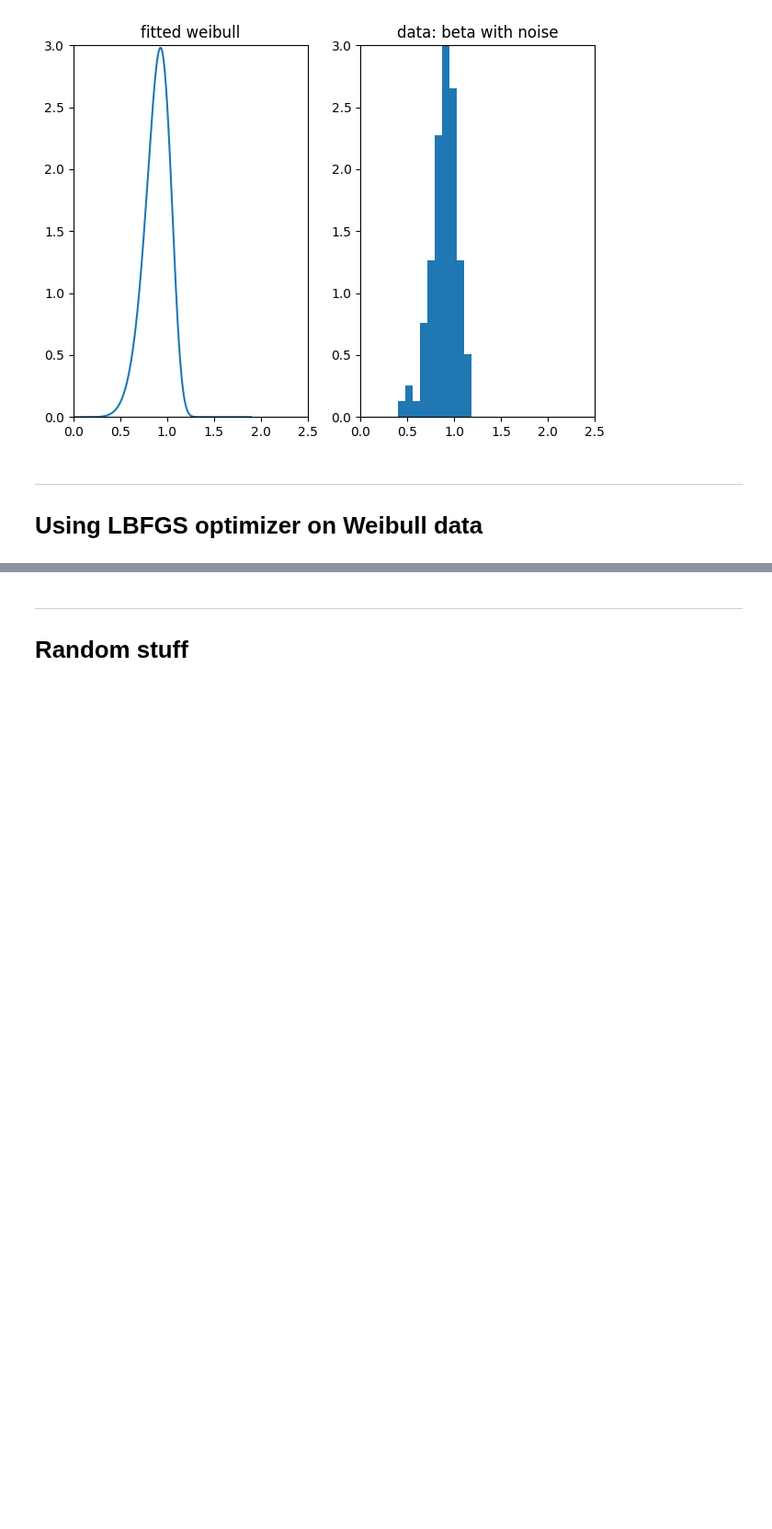
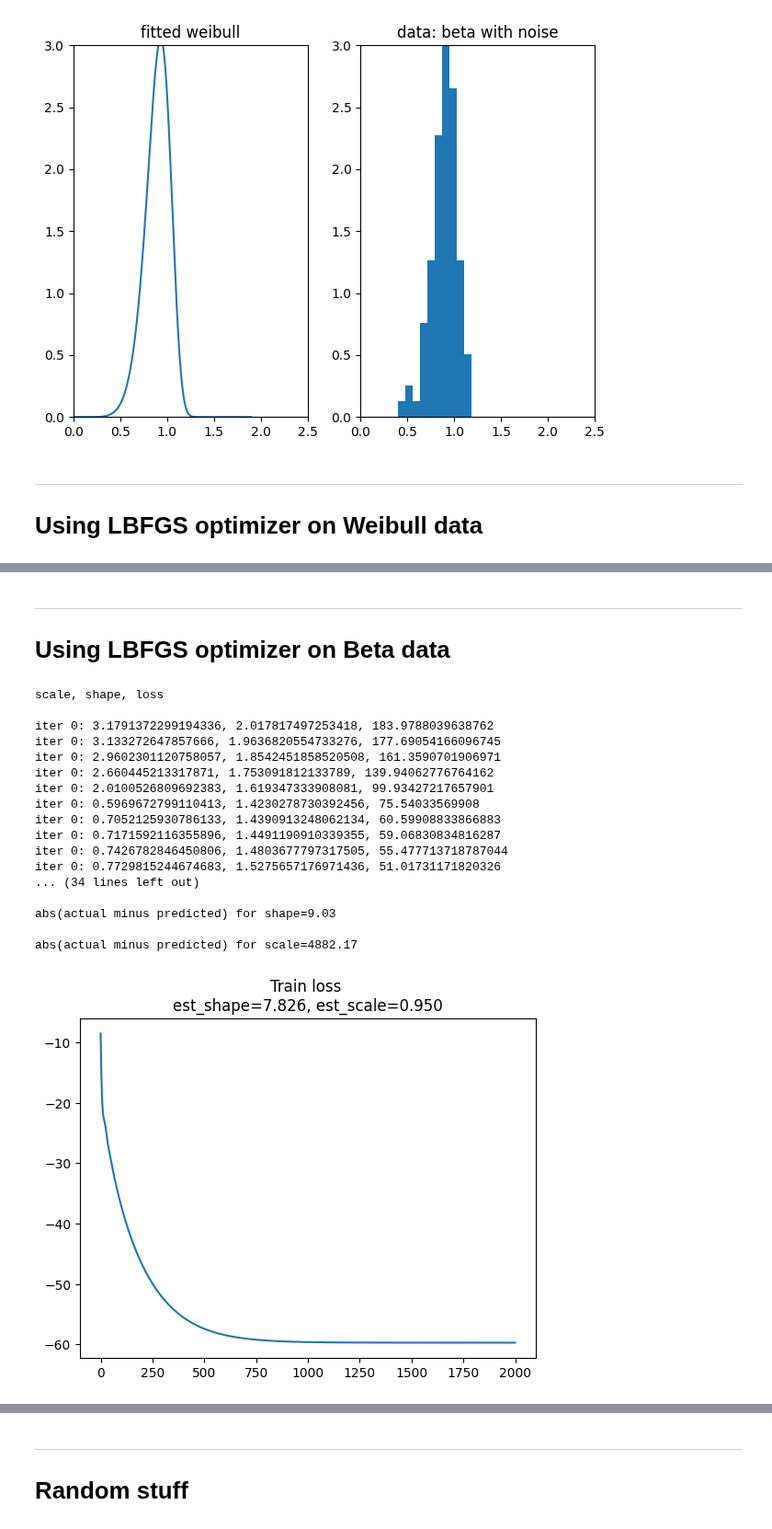
Before and after one commit to nayefahmad/ml-notes, a Jupyter notebook: 2023-05-02-pytorch-distribution-fitting.ipynb, the cells around one changed output, grey strips where cells are left out. Shown at 92% size. Drawn from its saved outputs; the diff is of its cells as text; code cells hidden in the pictures; blank space fills up the shorter version.

```diff
--- a/2023-05-02-pytorch-distribution-fitting.ipynb
+++ b/2023-05-02-pytorch-distribution-fitting.ipynb
@@ -352,0 +359,74 @@ Actual shape=0.8
+# %% [markdown]
+****
+# Using LBFGS optimizer on Beta data
+# %%
+model2 = Model()
+
+# Create the optimizer
+optimizer = torch.optim.LBFGS(model2.parameters(), lr=0.1)
+
+# Training loop
+print('scale, shape, loss \n')
+num_iterations = 2000
+for i in range(num_iterations):
+    def closure():
+        optimizer.zero_grad()
+        weibull_pdf = model2(beta_tensor)
+        lambda_, k = model2.weights
+        loss = weibull_nll(beta_tensor, lambda_, k)
+        loss.backward()
+        if i % 100 == 0 or i == num_iterations-1:
+            print(f'iter {i}: {lambda_}, {k}, {loss}')
+        return loss
+
+    optimizer.step(closure)
+
+fitted_params = model2.weights
+estimated_scale = fitted_params.detach().numpy()[0]
+estimated_shape = fitted_params.detach().numpy()[1]
+print(f'\nFitted params: shape={estimated_shape:.3f}, scale={estimated_scale:.3f}')
+print(f'\nActual params: shape={shape}, scale={scale}')
+print(f'\nabs(actual minus predicted) for shape={np.abs(shape-fitted_params[0].detach().numpy()):.2f}')
+print(f'\nabs(actual minus predicted) for scale={np.abs(scale-fitted_params[1].detach().numpy()):.2f}')
+
+txt = f'Train loss \nest_shape={estimated_shape:.3f}, est_scale={estimated_scale:.3f}'
+plt.plot(losses)
+plt.title(txt)
+# plt.ylim(bottom=0)
+plt.show()
+
+txt = 'Fitted weibull vs beta_data_with_noise'
+subs = ['fitted weibull', 'data: beta with noise']
+fig, ax = plt.subplots(1, 2)
+weibull_dist = weibull_min(c=estimated_shape, scale=estimated_scale)
+x = np.linspace(0, estimated_scale*2, 1000)
+weibull_pdf = weibull_dist.pdf(x)
+ax[0].plot(x, weibull_pdf, label='fitted weibull')
+ax[1].hist(beta_data, density=True)
+
+for idx in range(2):
+    ax[idx].set_title(subs[idx])
+    ax[idx].set_xlim(0, 2.5)
+    ax[idx].set_ylim(0, 3.0)
+
+fig.tight_layout()
+fig.show()
+# %% [output]
+scale, shape, loss
+
+iter 0: 3.1791372299194336, 2.017817497253418, 183.9788039638762
+iter 0: 3.133272647857666, 1.9636820554733276, 177.69054166096745
+iter 0: 2.9602301120758057, 1.8542451858520508, 161.3590701906971
+iter 0: 2.660445213317871, 1.753091812133789, 139.94062776764162
+iter 0: 2.0100526809692383, 1.619347333908081, 99.93427217657901
+iter 0: 0.5969672799110413, 1.4230278730392456, 75.54033569908
+iter 0: 0.7052125930786133, 1.4390913248062134, 60.59908833866883
+iter 0: 0.7171592116355896, 1.4491190910339355, 59.06830834816287
+iter 0: 0.7426782846450806, 1.4803677797317505, 55.477713718787044
+iter 0: 0.7729815244674683, 1.5275657176971436, 51.01731171820326
+... (34 lines left out)
+
+abs(actual minus predicted) for shape=9.03
+
+abs(actual minus predicted) for scale=4882.17
+[figure, added]
```
Also changed, not shown: parts of 6 cells of this notebook.
